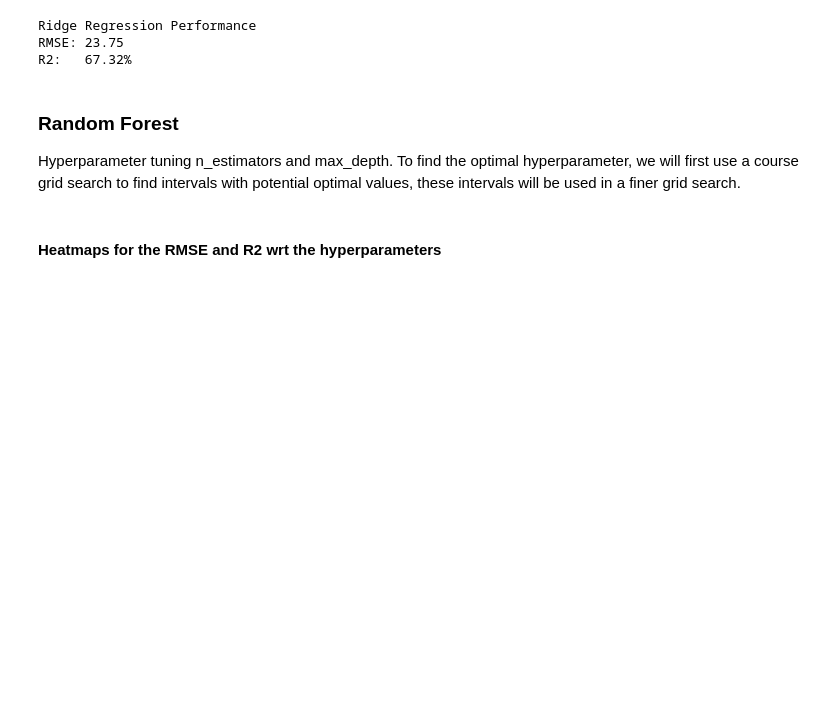
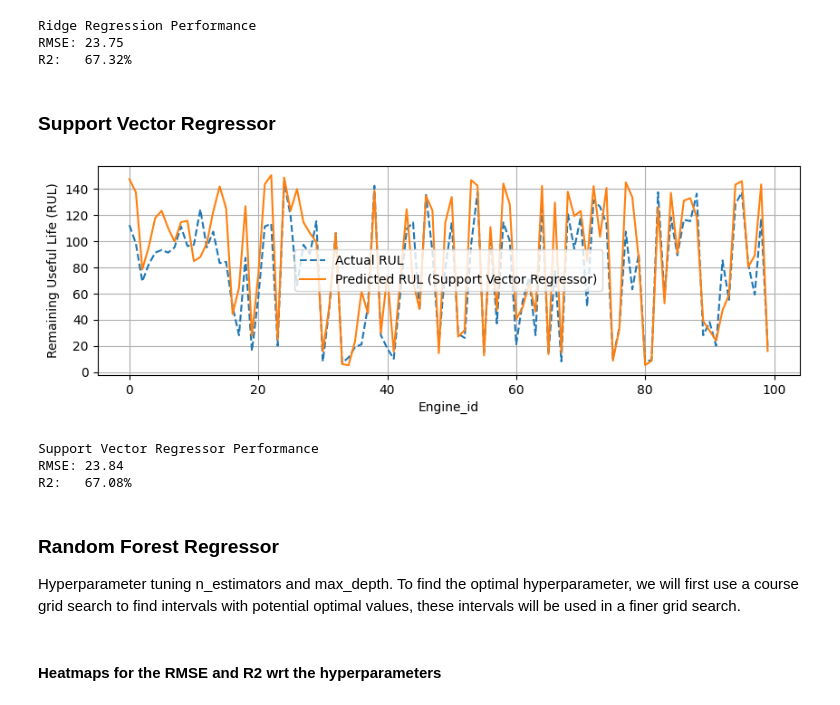
Before and after one commit to nvestskogen/predictive-maintenance-ml, a Jupyter notebook: Predictive_Maintenance_for_NASA_Turbofan_Engines.ipynb, the cells around one changed output. Saved outputs shown, nothing was run; the diff lists cells and outputs as text; code cells hidden in the pictures; blank space fills up the shorter version.

```diff
--- a/Predictive_Maintenance_for_NASA_Turbofan_Engines.ipynb
+++ b/Predictive_Maintenance_for_NASA_Turbofan_Engines.ipynb
@@ -255,8 +256,18 @@ evaluation(Ridge_regression, "Ridge Regression", X_train, y_train, X_test, y_tes
 Ridge Regression Performance
 RMSE: 23.75
 R2:   67.32%
+# %% [markdown]
+### Support Vector Regressor
+# %%
+SupportVectorRegressor =  SVR(kernel="rbf")
+evaluation(SupportVectorRegressor, "Support Vector Regressor", X_train, y_train, X_test, y_test)
+# %% [output]
+[figure, added]
+Support Vector Regressor Performance
+RMSE: 23.84
+R2:   67.08%
 # %% [markdown]
-### Random Forest
+### Random Forest Regressor
 Hyperparameter tuning n_estimators and max_depth. To find the optimal hyperparameter, we will first use a course grid search to find intervals with potential optimal values, these intervals will be used in a finer grid search.
 # %%
 # Evaluation metrics
```
Also changed, not shown: parts of 8 cells of this notebook.
